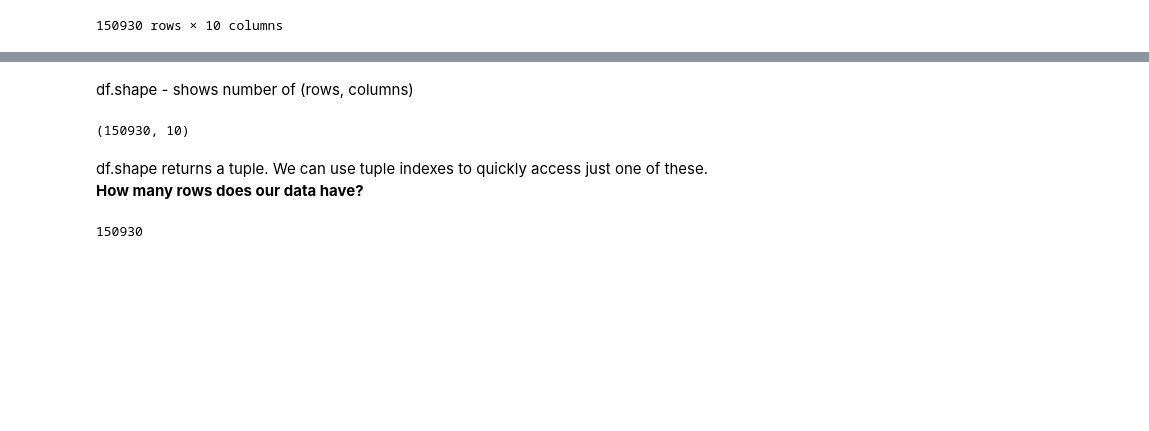
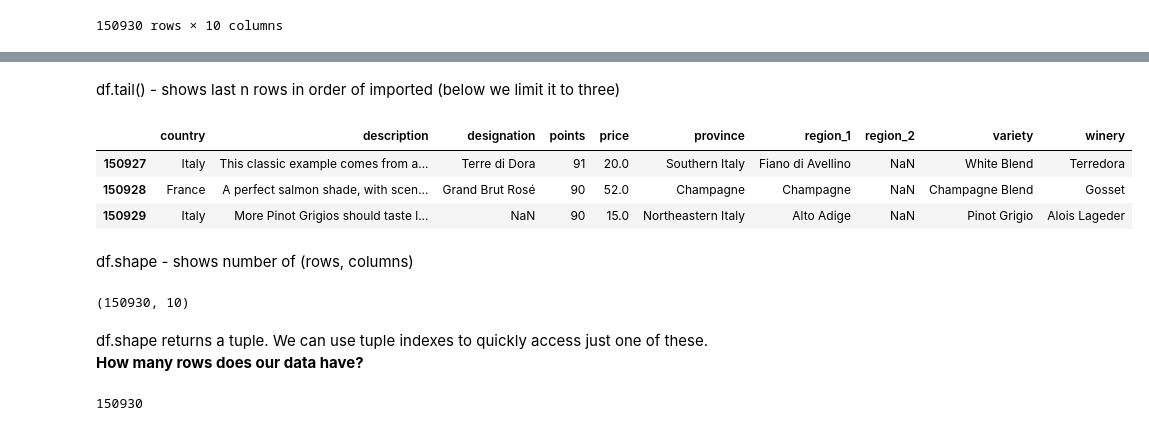
Before and after one commit to rachelkberryman/DSR_Pandas, a Jupyter notebook: 1. Intro to Pandas.ipynb, the cells around one changed output, grey strips where cells are left out. Saved outputs shown, nothing was run; the diff lists cells and outputs as text; code cells hidden in the pictures; blank space fills up the shorter version.

```diff
--- a/1. Intro to Pandas.ipynb
+++ b/1. Intro to Pandas.ipynb
@@ -79,3 +94,12 @@ wine
+# %% [markdown]
+df.tail() - shows last n rows in order of imported (below we limit it to three)
+# %%
+wine.tail(3)
+# %% [output]
+|  | country | description | designation | points | price | province | region_1 | region_2 | variety | winery |
+| 150927 | Italy | This classic example comes from a... | Terre di Dora | 91 | 20.0 | Southern Italy | Fiano di Avellino | NaN | White Blend | Terredora |
+| 150928 | France | A perfect salmon shade, with scen... | Grand Brut Rosé | 90 | 52.0 | Champagne | Champagne | NaN | Champagne Blend | Gosset |
+| 150929 | Italy | More Pinot Grigios should taste l... | NaN | 90 | 15.0 | Northeastern Italy | Alto Adige | NaN | Pinot Grigio | Alois Lageder |
 # %% [markdown]
 df.shape - shows number of (rows, columns)
 # %%
```
Also changed, not shown: parts of 19 cells of this notebook.
